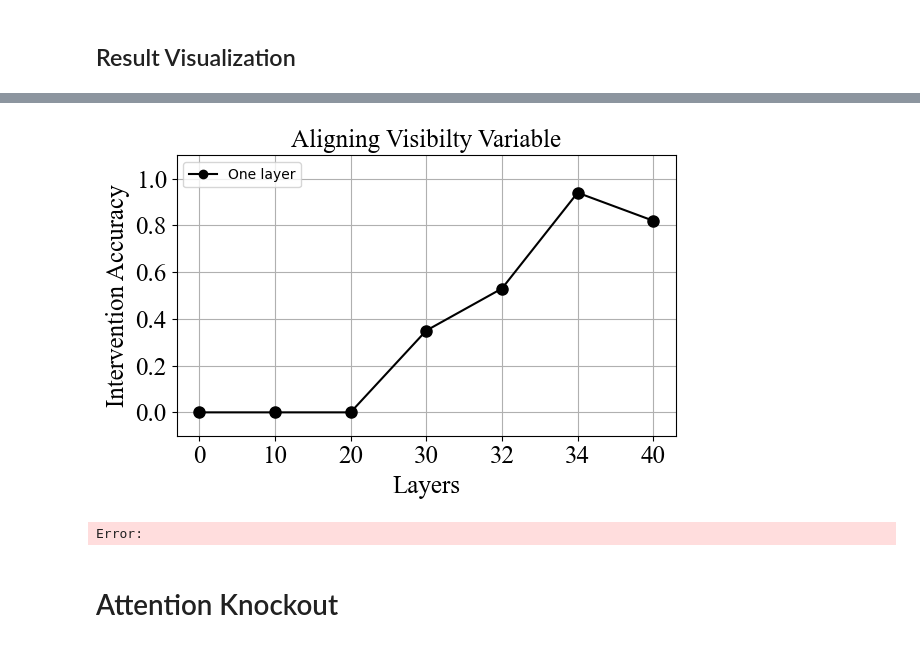
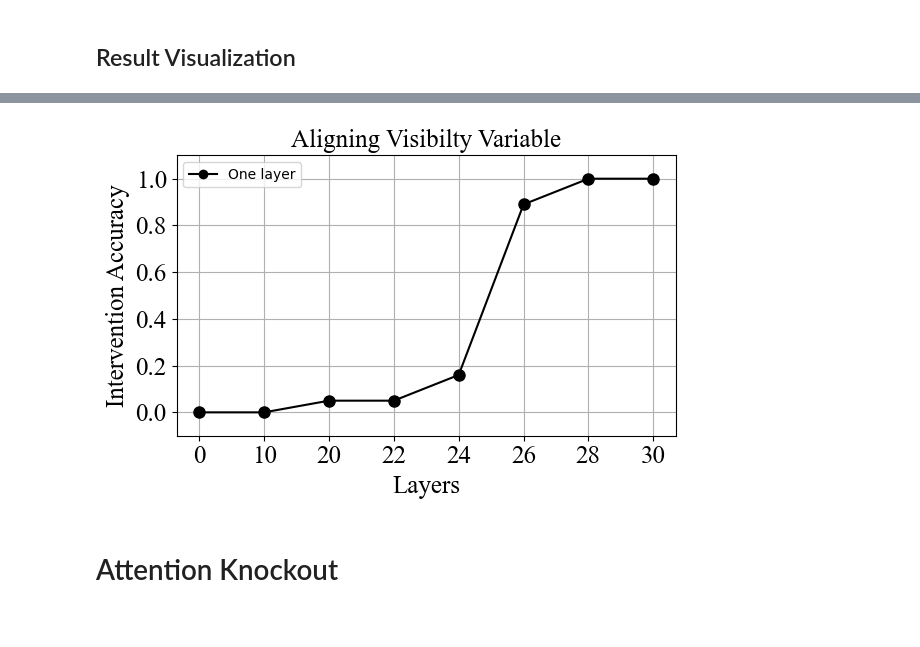
Before and after one commit to umango101/belief_tracking, a Jupyter notebook: notebooks/visibility.ipynb, the cells around one changed output, grey strips where cells are left out. Saved outputs shown, nothing was run; the diff lists cells and outputs as text; code cells hidden in the pictures.

```diff
--- a/notebooks/visibility.ipynb
+++ b/notebooks/visibility.ipynb
@@ -1812,9 +1813,10 @@ Question: What does Max believe the dispenser contains?
 Answer:
 # %%
-# accs_visibility_last = {}
+# accs_selected_tokens = {}
 
-for layer_idx in range(32, 36, 2):
+for layer_idx in range(22, 30, 2):
     correct, total = 0, 0
+
     for bi, batch in tqdm(enumerate(dataloader), total=len(dataloader)):
         if bi in errors:
             continue
@@ -1828,21 +1830,12 @@ for layer_idx in range(32, 36, 2):
             with model.trace() as tracer:
 
                 with tracer.invoke(corrupt_prompt):
-                    # for token_idx in visibility_sent:
-                    #     corrupt_layer_out[token_idx] = model.model.layers[layer_idx].output[0][0, token_idx].save()
-
-                # with tracer.invoke(clean_prompt):
-                    for l in range(layer_idx+1):
-                        for token_idx in [-1]:
-                            clean_layer_out[l][token_idx] = model.model.layers[l].output[0][0, token_idx].save()
+                    for t in [-8, -7, -5, -3, -1]:
+                        corrupt_layer_out[t] = model.model.layers[layer_idx].output[0][0, t].save()
 
                 with tracer.invoke(clean_prompt):
-                    # for token_idx in visibility_sent:
-                    #     model.model.layers[layer_idx].output[0][0, token_idx] = corrupt_layer_out[token_idx]
-
-                    for l in range(layer_idx+1):
-                        for token_idx in [-1]:
-                            model.model.layers[l].output[0][0, token_idx] = clean_layer_out[l][token_idx]
+                    for t in [-8, -7, -5, -3, -1]:
+                        model.model.layers[layer_idx].output[0][0, t] = corrupt_layer_out[t]
 
                     pred = model.lm_head.output[0, -1].argmax(dim=-1).save()
 
@@ -1855,6 +1848,6 @@ for layer_idx in range(32, 36, 2):
         torch.cuda.empty_cache()
 
     acc = round(correct / total, 2)
-    accs_visibility_last[layer_idx] = acc
-    print(f"Layer: {layer_idx} | Accuracy: {acc}")
+    accs_selected_tokens[layer_idx] = acc
+    print(f"Token: {layer_idx} | Accuracy: {acc}")
 # %% [output]
@@ -1863,5 +1858,5 @@ Layer: 34 | Accuracy: 0.94
 # %%
-# Sort accs_visibility_last by key
-accs_visibility_last = dict(sorted(accs_visibility_last.items()))
-accs_visibility_last
+# Sort accs_selected_tokens by key
+accs_selected_tokens = dict(sorted(accs_selected_tokens.items()))
+accs_selected_tokens
 # %% [output]
@@ -1871,36 +1907,35 @@ accs_visibility_last
 # %%
 stories = [
     {
         "story": dataset[0]["corrupt_story"],
         "question": dataset[0]["corrupt_question"],
         "answer": dataset[0]["corrupt_ans"],
     },
     {
         "story": dataset[0]["clean_story"],
         "question": dataset[0]["clean_question"],
         "answer": dataset[0]["clean_ans"],
     }
 ]
 
 # arrows = [{'start': token_pos_coords['e1_query_charac'], 'end': token_pos_coords['e2_query_charac'], 'color': 'red'}]
 
 plot_data = {
-    "labels": accs_visibility_last.keys(),
-    "acc_one_layer": accs_visibility_last.values(),
+    "labels": accs_selected_tokens.keys(),
+    "acc_one_layer": accs_selected_tokens.values(),
     "title": "Aligning Visibilty Variable",
     "x_label": "Layers",
     "y_label": "Intervention Accuracy",
 }
 
 characters = list(set(dataset[idx]['clean_characters'] + dataset[idx]['corrupt_characters']))
 objects = list(set(dataset[idx]['clean_objects'] + dataset[idx]['corrupt_objects']))
 states = list(set(dataset[idx]['clean_states'] + dataset[idx]['corrupt_states']))
 
 generator = StoryGenerator(characters=characters, objects=objects, states=states, stories=stories, target=dataset[0]['target'], arrows=[], plot_data=plot_data)
-generator.save_html(filename="../plots/visibility_exps/second_obj/visibility_last.html")
+generator.save_html(filename="../plots/visibility_exps/first_obj/selected_tokens.html")
 # %% [output]
-[figure, old version]
+[figure, new version]
-Error:
 # %% [markdown]
 # Attention Knockout
 # %%
```
Also changed, not shown: parts of 14 cells of this notebook, 9 other files.
